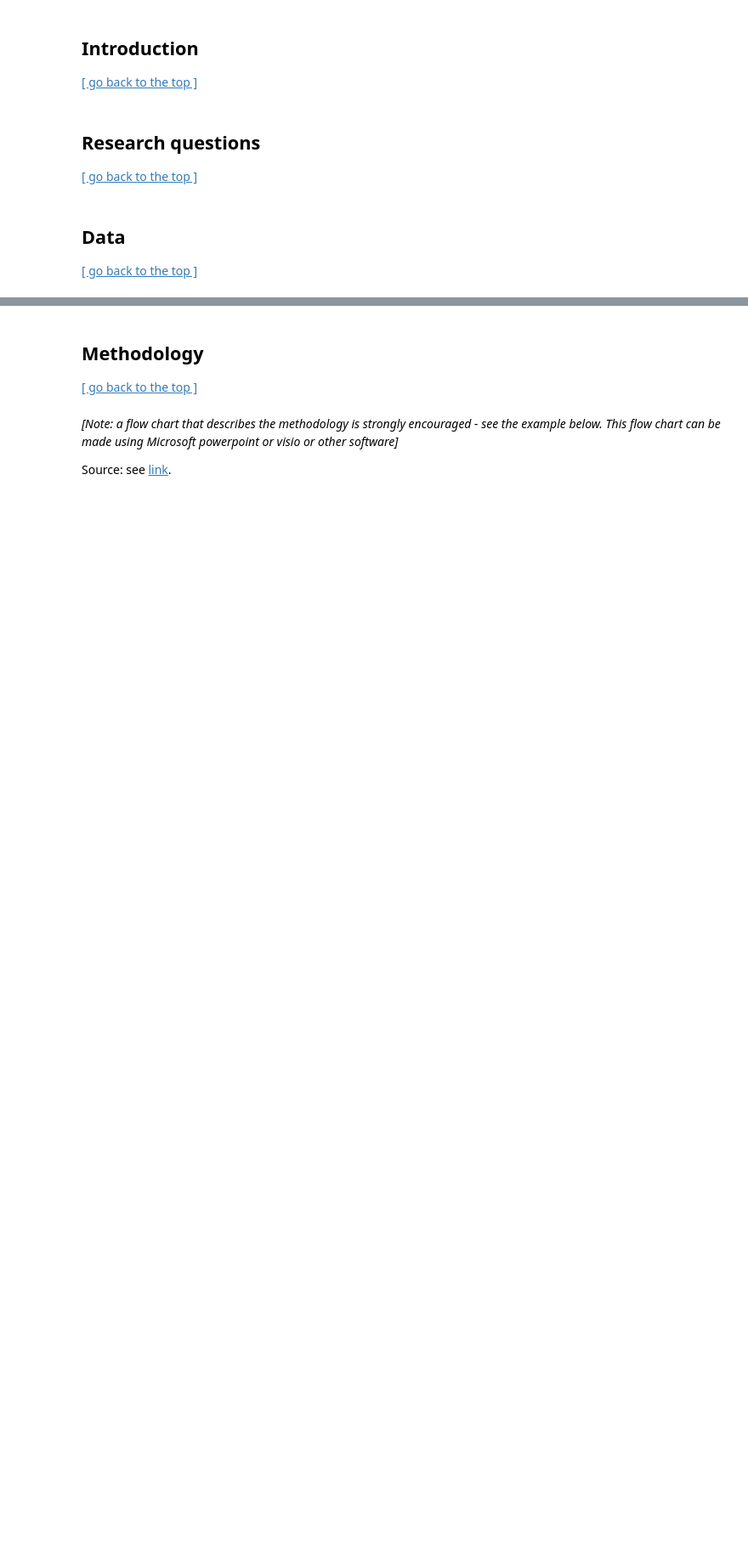
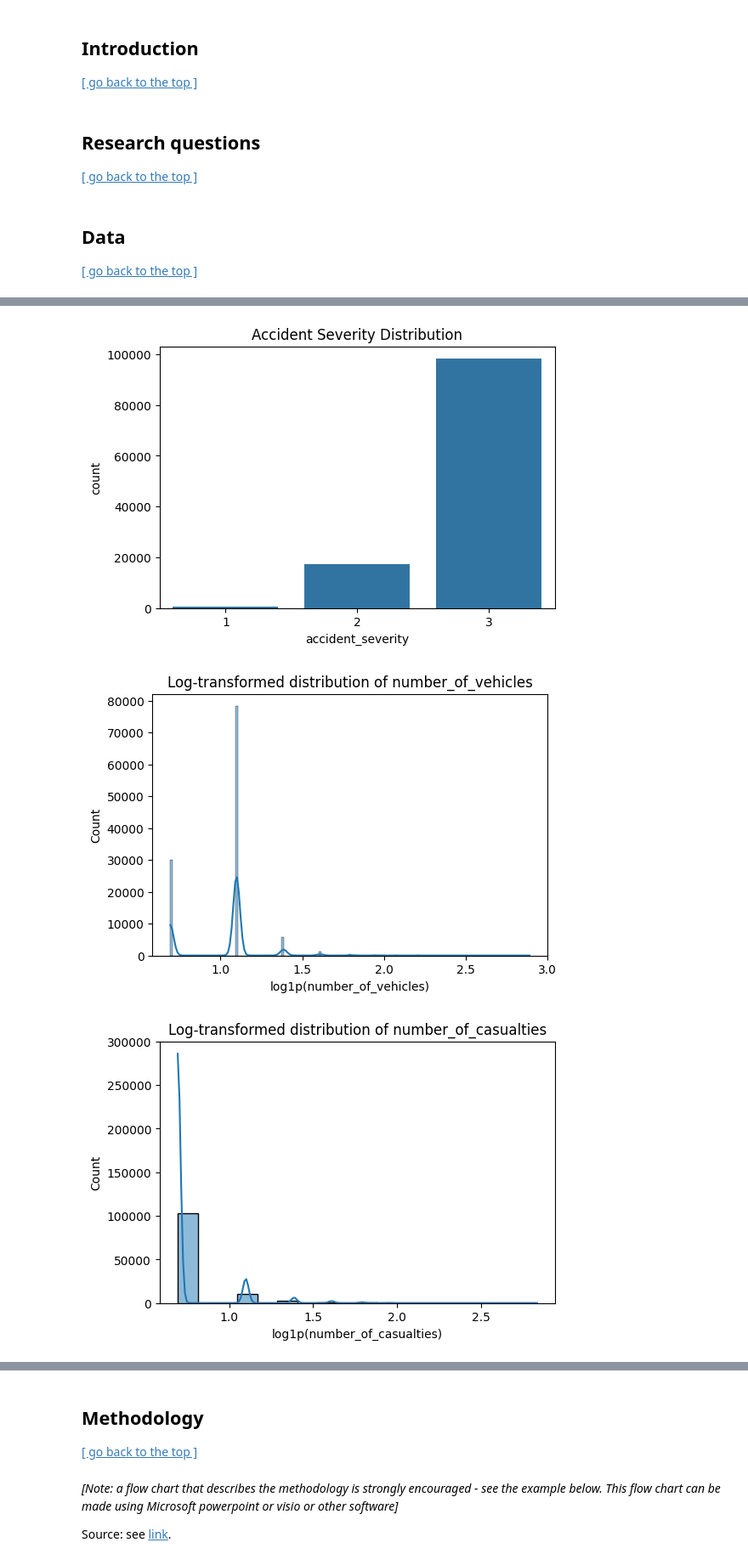
Before and after one commit to Van-Wu1/0006, a Jupyter notebook: scr/submission.ipynb, the cells around one changed output, grey strips where cells are left out. Shown at 85% size. Cells and saved outputs as stored; diff of their text form; code cells hidden in the pictures; blank space fills up the shorter version.

```diff
--- a/scr/submission.ipynb
+++ b/scr/submission.ipynb
@@ -73,0 +79,14 @@ scikit-learn: 1.6.1
+# %%
+# It would import the packages that would be used first.
+import pandas as pd
+from sklearn.model_selection import train_test_split
+from sklearn.ensemble import RandomForestClassifier
+from sklearn.metrics import classification_report
+import os
+import osmnx as ox
+import networkx as nx
+import geopandas as gpd
+from tqdm import tqdm
+
+input_folder = '../data/raw'
+output_folder = '../data/clean'
@@ -73,0 +303,2 @@ scikit-learn: 1.6.1
+# %%
+df = df_all
@@ -73,0 +334,31 @@ scikit-learn: 1.6.1
+# %%
+import numpy as np
+import seaborn as sns
+import matplotlib.pyplot as plt
+
+# 事故严重程度分布
+plt.figure(figsize=(6,4))
+sns.countplot(x="accident_severity", data=df)
+plt.title("Accident Severity Distribution")
+plt.show()
+
+
+# 数值型：车数、伤亡数、限速
+for col in ["number_of_vehicles", "number_of_casualties"]:
+    plt.figure(figsize=(6, 4))
+    sns.histplot(np.log1p(df[col]), kde=True)  # log1p(x) = log(x + 1)，避免 log(0) 报错
+    plt.title(f"Log-transformed distribution of {col}")
+    plt.xlabel(f"log1p({col})")
+    plt.ylabel("Count")
+    plt.show()
+
+plt.figure(figsize=(6, 4))
+sns.histplot(df["speed_limit"], kde=True)
+plt.title("Distribution of Speed Limit")
+plt.xlabel("speed_limit")
+plt.ylabel("Count")
+plt.show()
+# %% [output]
+[figure, added]
+[figure, added]
+[figure, added]
```
Also changed, not shown: parts of 19 cells of this notebook, 3 other files.
